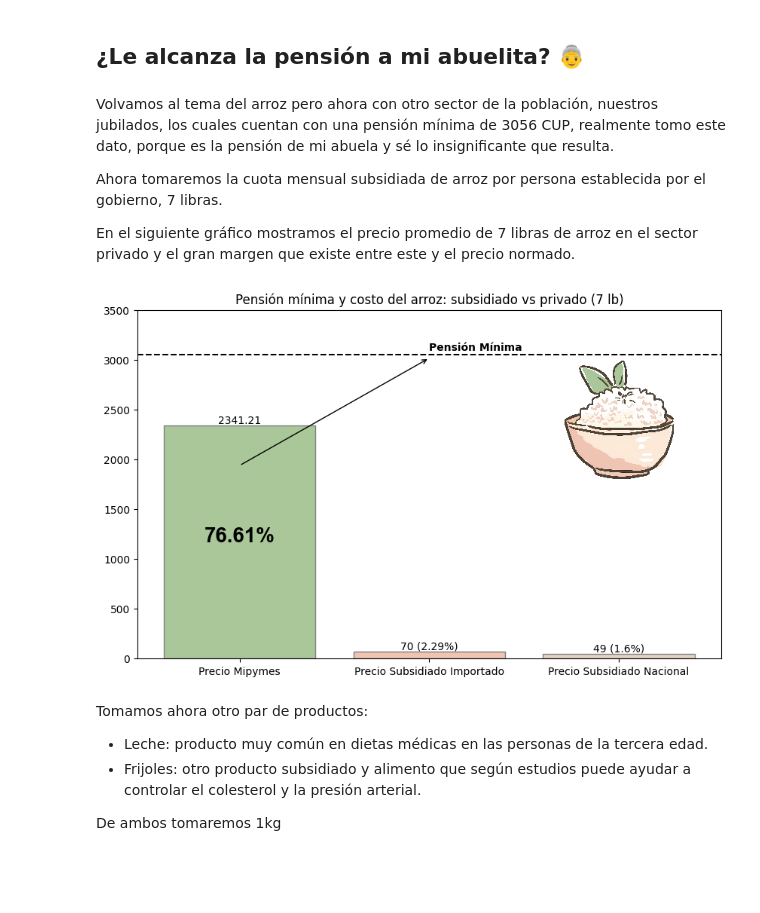
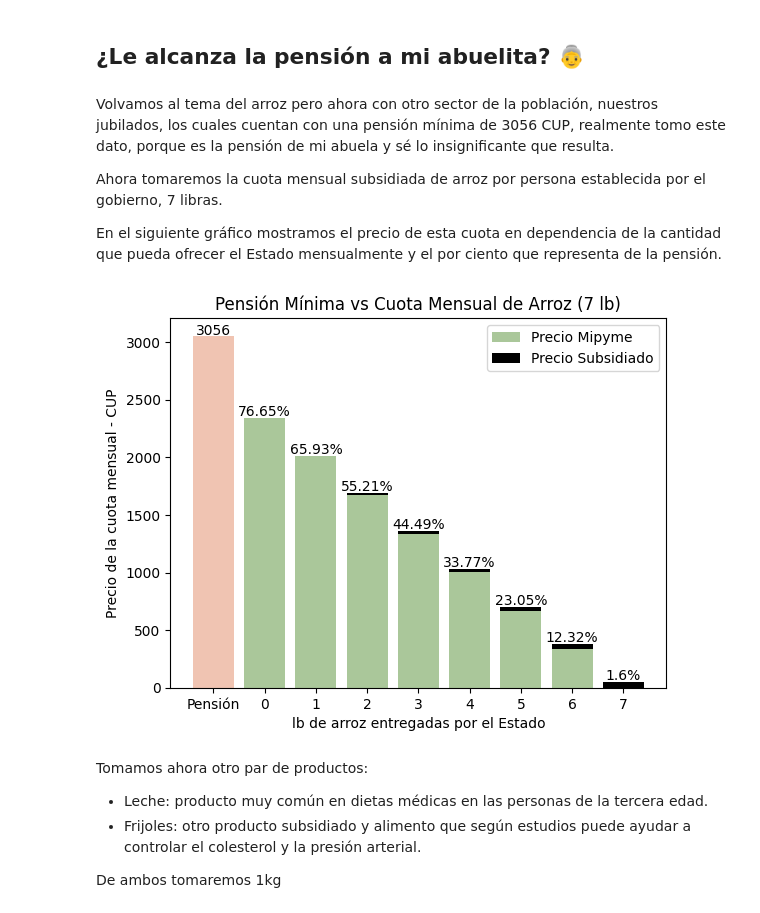
Before and after one commit to FabianCabreraD/Proyecto-ICD, a Jupyter notebook: main.ipynb, the cells around one changed output. Cells and saved outputs as stored; diff of their text form; code cells hidden in the pictures; blank space fills up the shorter version.

```diff
--- a/main.ipynb
+++ b/main.ipynb
@@ -98,11 +92,11 @@ Volvamos al tema del arroz pero ahora con otro sector de la población, nuestros
 
 Ahora tomaremos la cuota mensual subsidiada de arroz por persona establecida por el gobierno, 7 libras.
 
-En el siguiente gráfico mostramos el precio promedio de 7 libras de arroz en el sector privado y el gran margen que existe entre este y el precio normado.
+En el siguiente gráfico mostramos el precio de esta cuota en dependencia de la cantidad que pueda ofrecer el Estado mensualmente y el por ciento que representa de la pensión.
 # %%
-icd.rice_vs_minimum_pension()
+icd.rice_mipyme_reg()
 # %% [output]
-[figure, old version]
+[figure, new version]
 # %% [markdown]
 Tomamos ahora otro par de productos:
 
```
Also changed, not shown: parts of 13 cells of this notebook.
